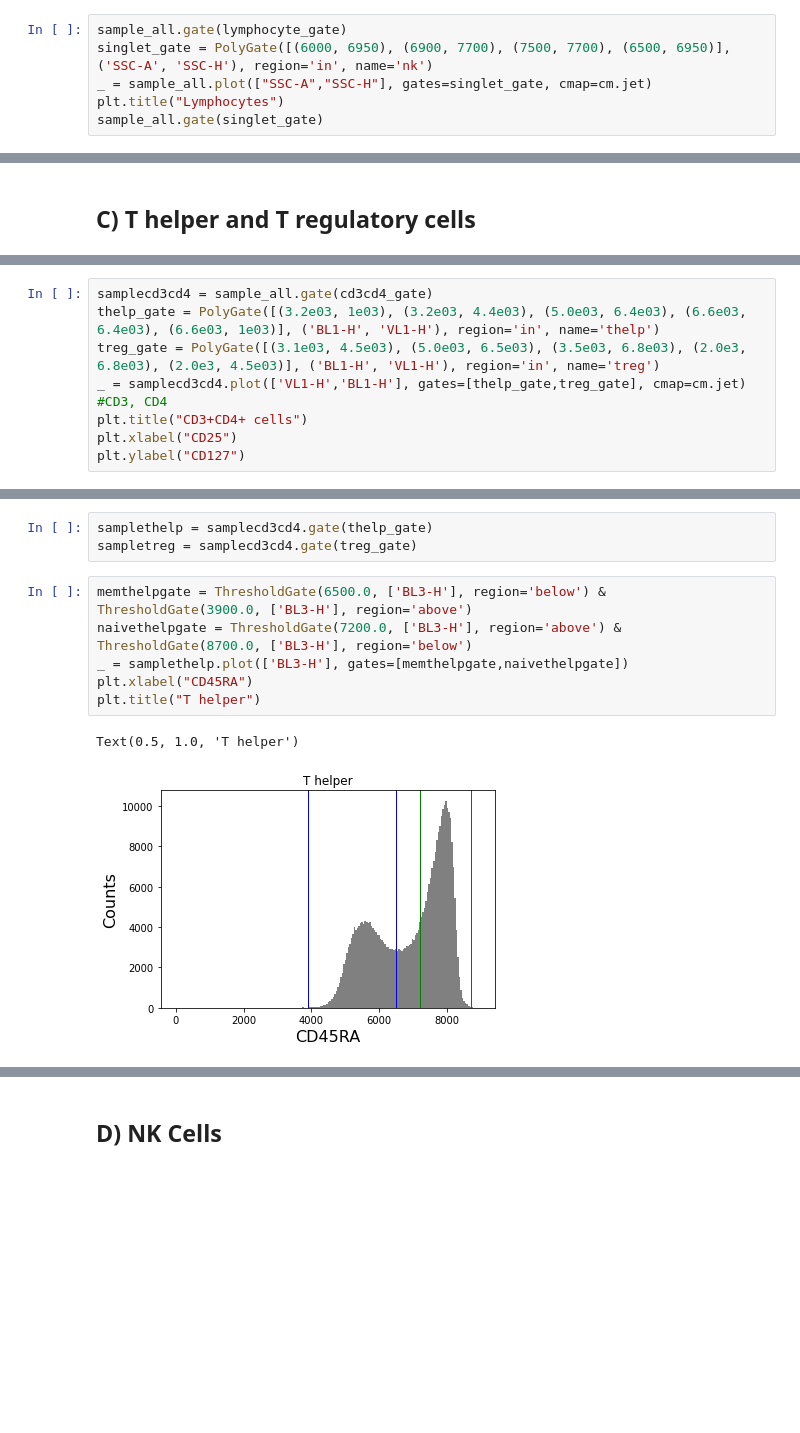
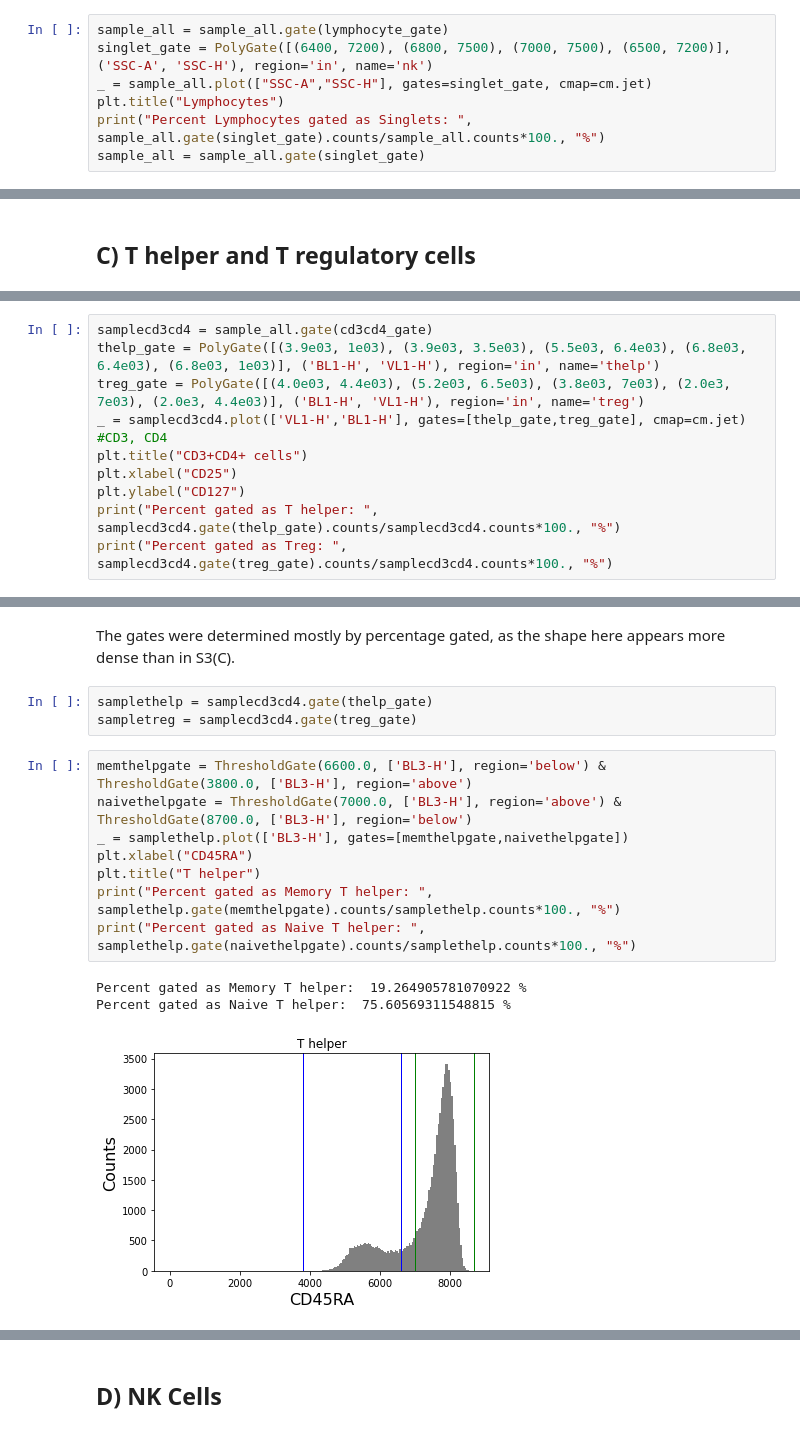
Before and after one commit to meyer-lab/gc-valent, a Jupyter notebook: ckine/liveCellGating_0423_plate1.ipynb, the cells around one changed output, grey strips where cells are left out. Cells and saved outputs as stored; diff of their text form; blank space fills up the shorter version.

```diff
--- a/ckine/liveCellGating_0423_plate1.ipynb
+++ b/ckine/liveCellGating_0423_plate1.ipynb
@@ -44,7 +48,8 @@ Text(0.5, 1.0, 'All Events')
 # %%
-sample_all.gate(lymphocyte_gate)
-singlet_gate = PolyGate([(6000, 6950), (6900, 7700), (7500, 7700), (6500, 6950)], ('SSC-A', 'SSC-H'), region='in', name='nk')
+sample_all = sample_all.gate(lymphocyte_gate)
+singlet_gate = PolyGate([(6400, 7200), (6800, 7500), (7000, 7500), (6500, 7200)], ('SSC-A', 'SSC-H'), region='in', name='nk')
 _ = sample_all.plot(["SSC-A","SSC-H"], gates=singlet_gate, cmap=cm.jet)
 plt.title("Lymphocytes")
-sample_all.gate(singlet_gate)
+print("Percent Lymphocytes gated as Singlets: ", sample_all.gate(singlet_gate).counts/sample_all.counts*100., "%")
+sample_all = sample_all.gate(singlet_gate)
 # %% [output]
@@ -64,9 +74,11 @@ Text(0, 0.5, 'CD4')
 # %%
 samplecd3cd4 = sample_all.gate(cd3cd4_gate)
-thelp_gate = PolyGate([(3.2e03, 1e03), (3.2e03, 4.4e03), (5.0e03, 6.4e03), (6.6e03, 6.4e03), (6.6e03, 1e03)], ('BL1-H', 'VL1-H'), region='in', name='thelp')
-treg_gate = PolyGate([(3.1e03, 4.5e03), (5.0e03, 6.5e03), (3.5e03, 6.8e03), (2.0e3, 6.8e03), (2.0e3, 4.5e03)], ('BL1-H', 'VL1-H'), region='in', name='treg')
+thelp_gate = PolyGate([(3.9e03, 1e03), (3.9e03, 3.5e03), (5.5e03, 6.4e03), (6.8e03, 6.4e03), (6.8e03, 1e03)], ('BL1-H', 'VL1-H'), region='in', name='thelp')
+treg_gate = PolyGate([(4.0e03, 4.4e03), (5.2e03, 6.5e03), (3.8e03, 7e03), (2.0e3, 7e03), (2.0e3, 4.4e03)], ('BL1-H', 'VL1-H'), region='in', name='treg')
 _ = samplecd3cd4.plot(['VL1-H','BL1-H'], gates=[thelp_gate,treg_gate], cmap=cm.jet) #CD3, CD4
 plt.title("CD3+CD4+ cells")
 plt.xlabel("CD25")
 plt.ylabel("CD127")
+print("Percent gated as T helper: ", samplecd3cd4.gate(thelp_gate).counts/samplecd3cd4.counts*100., "%")
+print("Percent gated as Treg: ", samplecd3cd4.gate(treg_gate).counts/samplecd3cd4.counts*100., "%")
 # %% [output]
@@ -75,12 +88,17 @@ Text(0, 0.5, 'CD127')
+# %% [markdown]
+The gates were determined mostly by percentage gated, as the shape here appears more dense than in S3(C).
 # %%
 samplethelp = samplecd3cd4.gate(thelp_gate)
 sampletreg = samplecd3cd4.gate(treg_gate)
 # %%
-memthelpgate = ThresholdGate(6500.0, ['BL3-H'], region='below') & ThresholdGate(3900.0, ['BL3-H'], region='above')
-naivethelpgate = ThresholdGate(7200.0, ['BL3-H'], region='above') & ThresholdGate(8700.0, ['BL3-H'], region='below')
+memthelpgate = ThresholdGate(6600.0, ['BL3-H'], region='below') & ThresholdGate(3800.0, ['BL3-H'], region='above')
+naivethelpgate = ThresholdGate(7000.0, ['BL3-H'], region='above') & ThresholdGate(8700.0, ['BL3-H'], region='below')
 _ = samplethelp.plot(['BL3-H'], gates=[memthelpgate,naivethelpgate])
 plt.xlabel("CD45RA")
 plt.title("T helper")
+print("Percent gated as Memory T helper: ", samplethelp.gate(memthelpgate).counts/samplethelp.counts*100., "%")
+print("Percent gated as Naive T helper: ", samplethelp.gate(naivethelpgate).counts/samplethelp.counts*100., "%")
 # %% [output]
-Text(0.5, 1.0, 'T helper')
+Percent gated as Memory T helper:  19.264905781070922 %
+Percent gated as Naive T helper:  75.60569311548815 %
-[figure, old version]
+[figure, new version]
```
Also changed, not shown: parts of 20 cells of this notebook.
